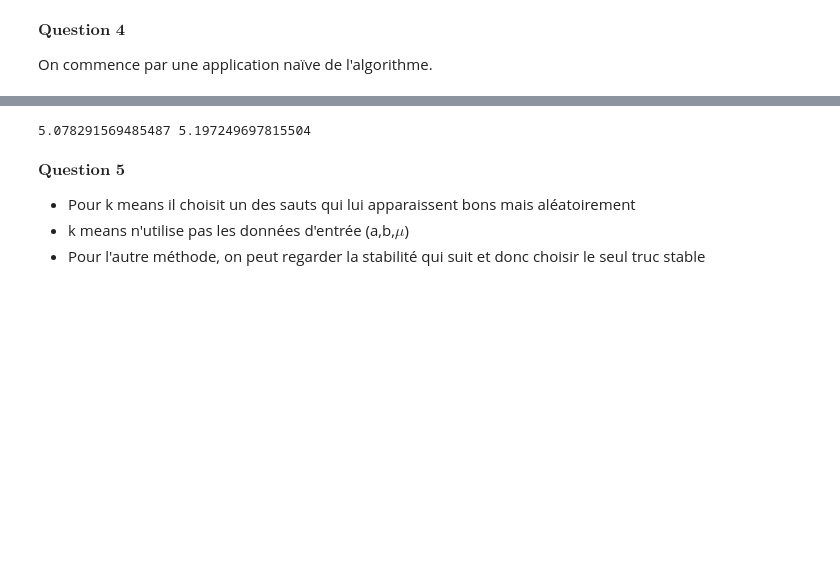
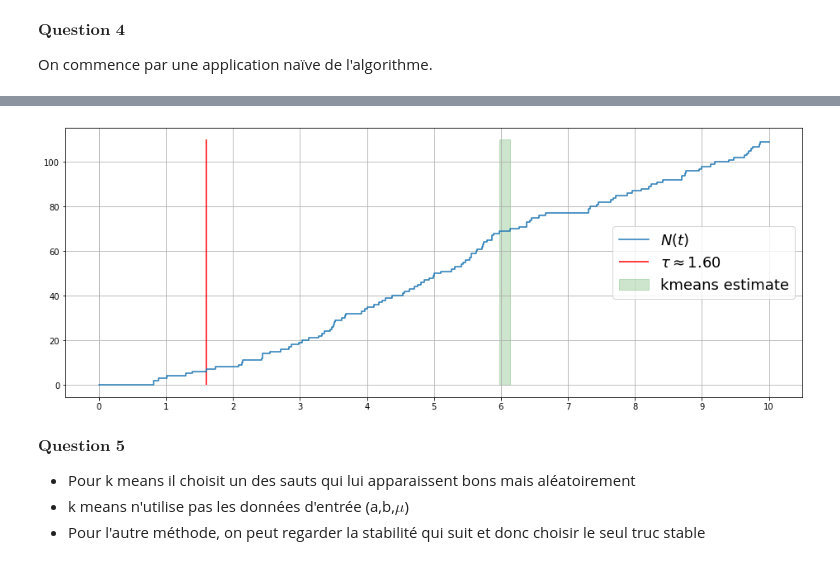
Before and after one commit to Qzaac/MACS207b, a Jupyter notebook: filtrage_macs207b.ipynb, the cells around one changed output, grey strips where cells are left out. Saved outputs shown, nothing was run; the diff lists cells and outputs as text; code cells hidden in the pictures; blank space fills up the shorter version.

```diff
--- a/filtrage_macs207b.ipynb
+++ b/filtrage_macs207b.ipynb
@@ -241,12 +257,13 @@ def init(X, n_clusters, random_state):
     n = len(X)
     return [X[random_state.randint(i, n)]-m], [X[random_state.randint(0, i)]-m]
 # %%
-T = [0] + Tas + Tbs
-kmeans = KMeans(n_clusters=2, n_init=1000, init=init).fit(np.array(T).reshape(-1, 1))
+kmeans = KMeans(n_clusters=2, n_init=10, init=init).fit(np.array(T).reshape(-1, 1))
 pred = kmeans.predict(np.array(T).reshape(-1, 1))
-print(T[pred.sum()-1], T[pred.sum()])
+p = abs((1-pred[0])-pred)
+
+plotN(tau, Tas, Tbs, end, kmeans_estimate = (T[p.sum()-1], T[p.sum()]))
 # %% [output]
-5.078291569485487 5.197249697815504
+[figure, added]
 # %% [markdown]
 $\textbf{Question 5}$
 - Pour k means il choisit un des sauts qui lui apparaissent bons mais aléatoirement
```
Also changed, not shown: parts of 18 cells of this notebook.
